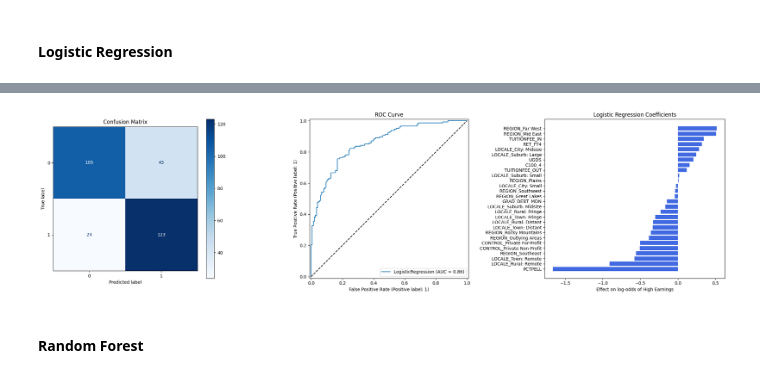
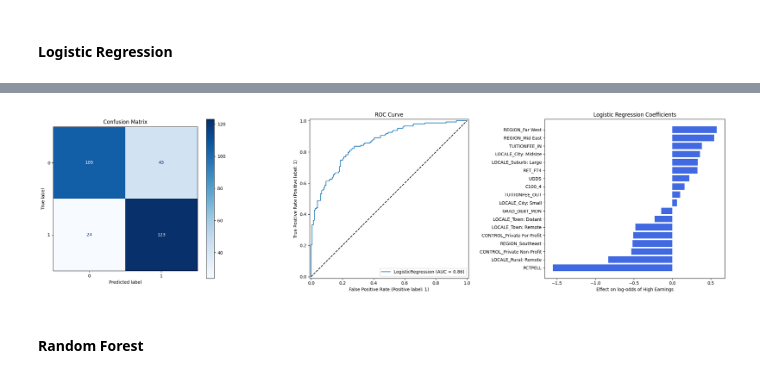
Before and after one commit to INFO523-Fall25-101-201/final-project-ava-lasater, a Jupyter notebook: final-project.ipynb, the cells around one changed output, grey strips where cells are left out. Saved outputs shown, nothing was run; the diff lists cells and outputs as text; code cells hidden in the pictures.

```diff
--- a/final-project.ipynb
+++ b/final-project.ipynb
@@ -1150,7 +1150,7 @@ Passing `palette` without assigning `hue` is deprecated and will be removed in v
 #### Logistic Regression
 # %%
 X_train, X_test, y_train, y_test = train_test_split(
-    X, y, test_size=0.2, random_state=42, stratify=y
+    X_final, y, test_size=0.2, random_state=42, stratify=y
 )
 
 # Building the logistic regression model
@@ -1188,7 +1188,7 @@ axes[1].plot([0, 1], [0, 1], 'k--')
 axes[1].set_title("ROC Curve")
 
 # Coefficient Plot
-coef = pd.Series(log_reg.coef_[0], index=X.columns)
+coef = pd.Series(log_reg.coef_[0], index=X_final.columns)
 coef = coef.sort_values()
 
 axes[2].barh(coef.index, coef.values, color='royalblue')
@@ -1203,9 +1203,9 @@ k-Fold CV took 0.13 seconds
 
 Logistic Regression Accuracy: 0.7728813559322034
 Logistic Regression Precision: 0.7775823831391786
 Logisitc Regression Recall: 0.7728813559322034
 Logistic Regression F-1 Score: 0.7719854657317307
-[figure, old version]
+[figure, new version]
 # %% [markdown]
 #### Random Forest
 # %%
```
Also changed, not shown: parts of 3 cells of this notebook.
